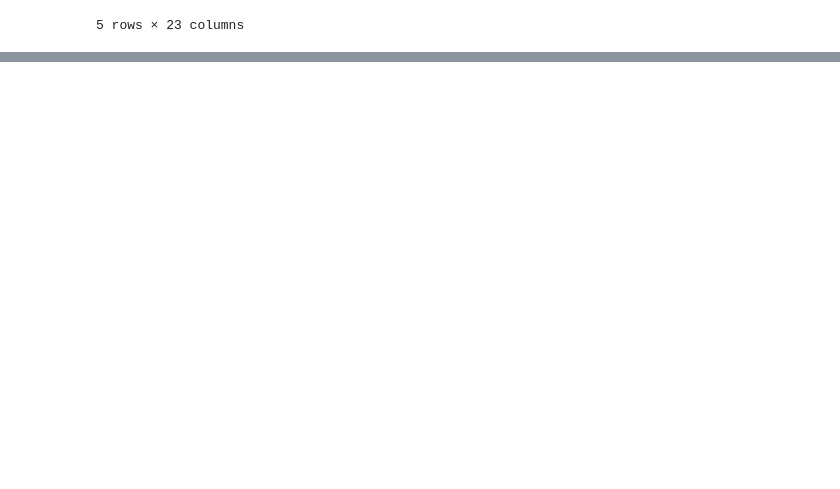
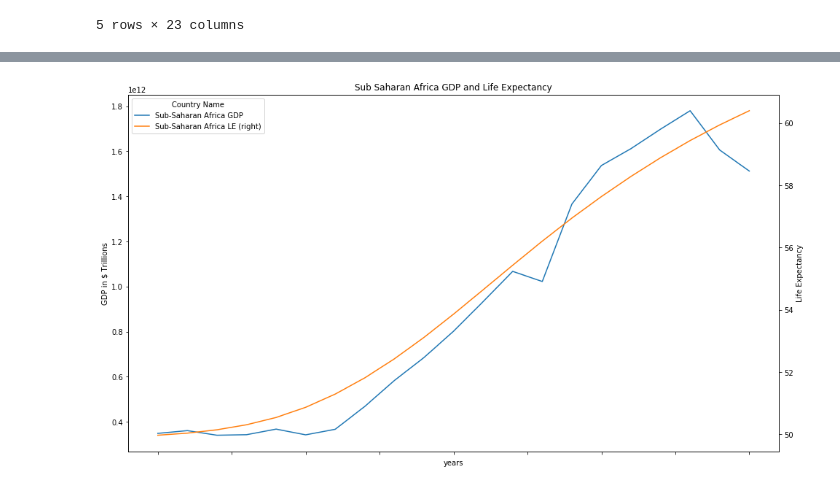
Before and after one commit to CaroMuizzi/GDP, a Jupyter notebook: project2.ipynb, the cells around one changed output, grey strips where cells are left out. Saved outputs shown, nothing was run; the diff lists cells and outputs as text; code cells hidden in the pictures; blank space fills up the shorter version.

```diff
--- a/project2.ipynb
+++ b/project2.ipynb
@@ -229,0 +384,11 @@ pd.read_sql_query('select * from gdp', con=engine).head()
+# %%
+#using saved dfs without prefixes to merge and eventually plot both variables in a graph with two axes.
+
+#transpose the LIFE data frame
+transposed_life_df = life1_df.T
+
+transposed_life_df.reset_index(inplace=True)
+
+transposed_life_df.rename(columns={"index":"years"}, inplace=True)
+
+transposed_life_df.head()
@@ -229,0 +403,11 @@ pd.read_sql_query('select * from gdp', con=engine).head()
+# %%
+#using saved dfs without prefixes to merge and eventually plot both variables in a graph with two axes.
+
+#transpose the GDP data frame
+transposed_gdp_df = gdp1_df.T
+
+transposed_gdp_df.reset_index(inplace=True)
+
+transposed_gdp_df.rename(columns={"index":"years"}, inplace=True)
+
+transposed_gdp_df.head()
@@ -229,0 +422,9 @@ pd.read_sql_query('select * from gdp', con=engine).head()
+# %%
+#new df for sub saharan africa (SSA) to plot multi-axis graph
+SSA_df = transposed_gdp_df[['years','Sub-Saharan Africa']]
+
+SSA_df["Sub-Saharan Africa LE"] = transposed_life_df['Sub-Saharan Africa']
+
+SSA_df.rename(columns={"Sub-Saharan Africa": "Sub-Saharan Africa GDP"}, inplace=True)
+
+SSA_df
@@ -229,0 +458,13 @@ pd.read_sql_query('select * from gdp', con=engine).head()
+# %%
+#plot a dataframe with two Axes for sub saharan africa
+#new_df.plot(kind='line', x='years', y='Sub-Saharan Africa')
+ax = SSA_df.plot(x='years', secondary_y="Sub-Saharan Africa LE")
+
+ax.set_ylabel('GDP in $ Trillions')
+ax.right_ax.set_ylabel('Life Expectancy')
+plt.title("Sub Saharan Africa GDP and Life Expectancy")
+
+
+plt.show()
+# %% [output]
+[figure, added]
```
Also changed, not shown: parts of 24 cells of this notebook.
